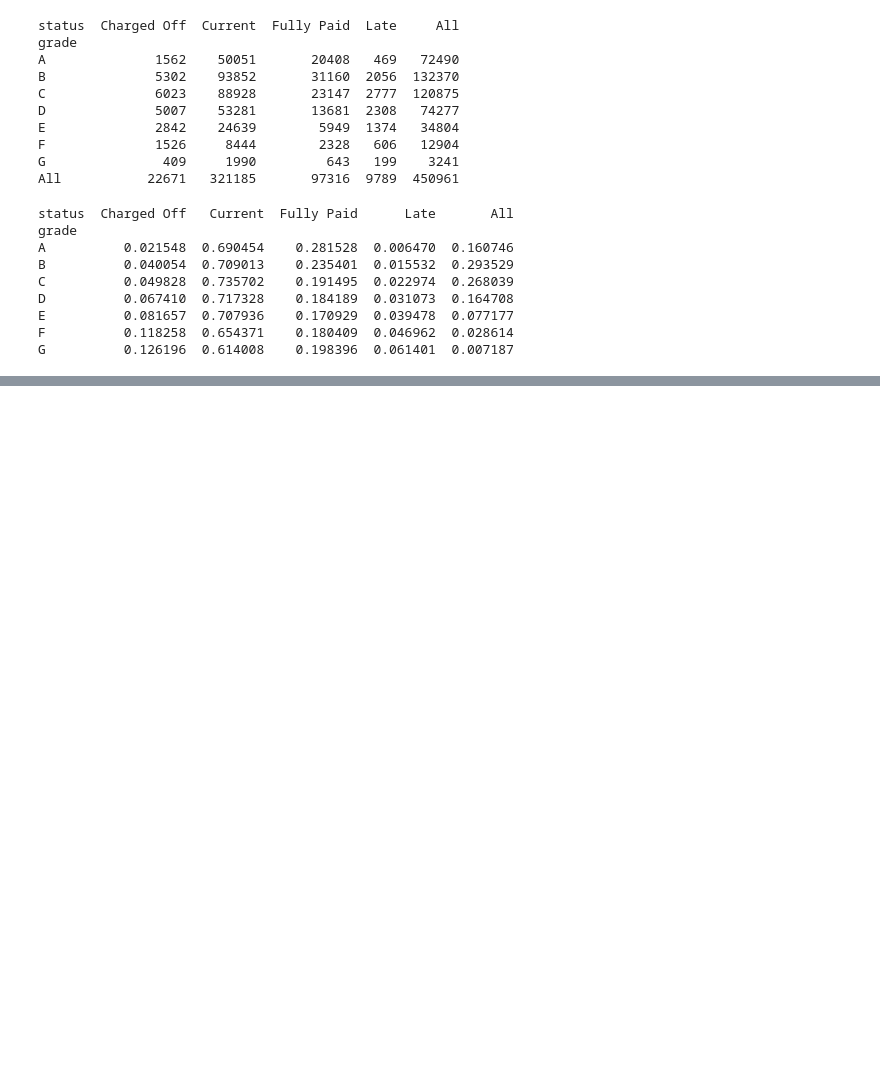
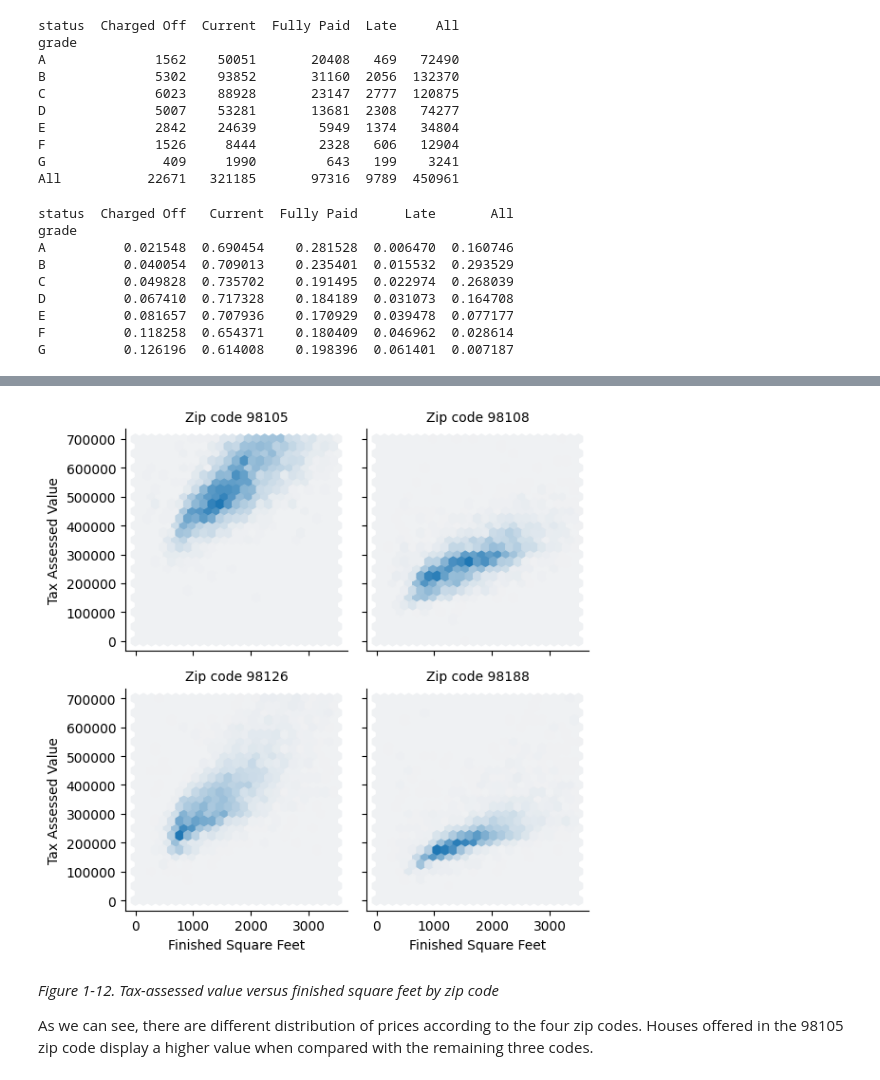
Before and after one commit to felipesebben/practical_statistics, a Jupyter notebook: 1_Exploratory_Data_Analysis.ipynb, the cells around one changed output, grey strips where cells are left out. Cells and saved outputs as stored; diff of their text form; code cells hidden in the pictures; blank space fills up the shorter version.

```diff
--- a/1_Exploratory_Data_Analysis.ipynb
+++ b/1_Exploratory_Data_Analysis.ipynb
@@ -566,0 +628,4 @@ G          0.126196  0.614008    0.198396  0.061401  0.007187
+# %%
+zip_codes = [98188, 98105, 98108, 98126]
+kc_tax_zip = kc_tax0.loc[kc_tax0.ZipCode.isin(zip_codes),:]
+kc_tax_zip
@@ -566,0 +646,18 @@ G          0.126196  0.614008    0.198396  0.061401  0.007187
+# %%
+def hexbin(x, y, color, **kwargs):
+    cmap = sns.light_palette(color, as_cmap=True)
+    plt.hexbin(x, y, gridsize=25, cmap=cmap, **kwargs)
+# %%
+g = sns.FacetGrid(kc_tax_zip, col='ZipCode', col_wrap=2)
+g.map(hexbin, 'SqFtTotLiving', 'TaxAssessedValue',
+      extent=[0, 3500, 0, 700000])
+g.set_axis_labels('Finished Square Feet', 'Tax Assessed Value')
+g.set_titles('Zip code {col_name:.0f}')
+
+plt.tight_layout()
+plt.show()
+# %% [output]
+[figure, added]
+# %% [markdown]
+<p><i>Figure 1-12. Tax-assessed value versus finished square feet by zip code</i></p>
+<p>As we can see, there are different distribution of prices according to the four zip codes. Houses offered in the 98105 zip code display a higher value when compared with the remaining three codes.</p>
```
Also changed, not shown: parts of 12 cells of this notebook.
